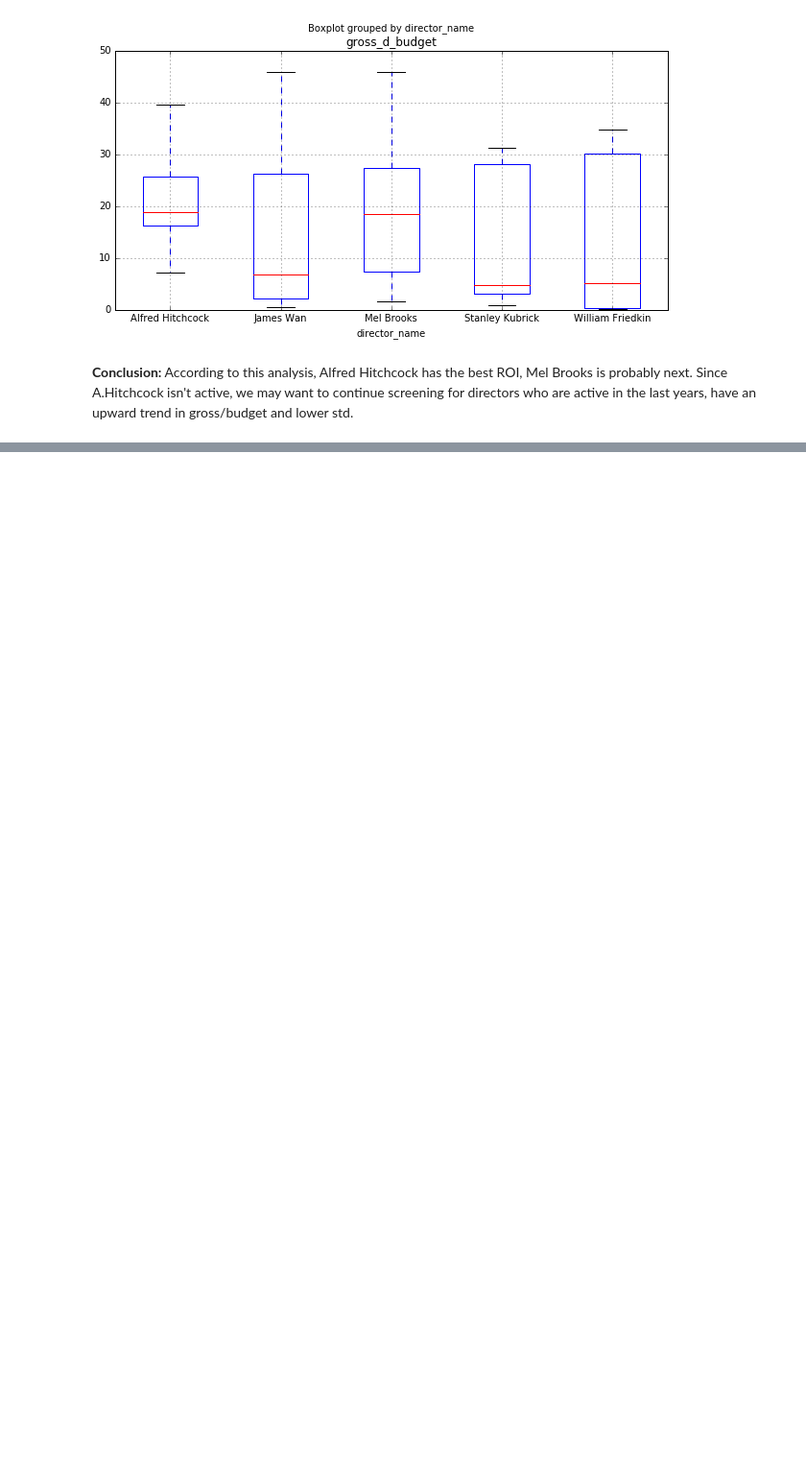
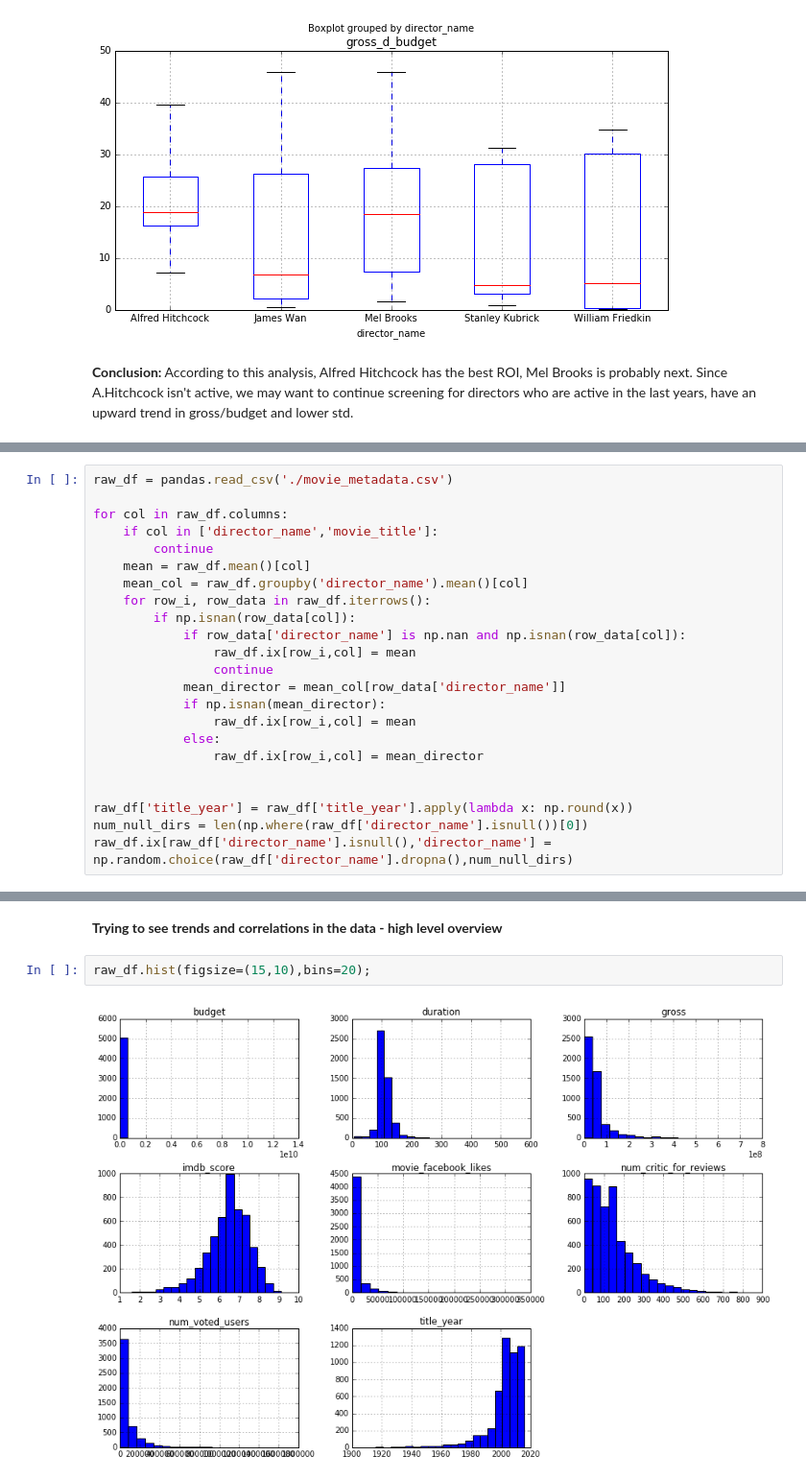
Before and after one commit to LiorZ/sample-data-analysis, a Jupyter notebook: Analysis Notebook.ipynb, the cells around one changed output, grey strips where cells are left out. Shown at 96% size. Cells and saved outputs as stored; diff of their text form; blank space fills up the shorter version.

```diff
--- a/Analysis Notebook.ipynb
+++ b/Analysis Notebook.ipynb
@@ -153,0 +150,23 @@ Since A.Hitchcock isn't active, we may want to continue screening for directors
+# %%
+raw_df = pandas.read_csv('./movie_metadata.csv')
+
+for col in raw_df.columns:
+    if col in ['director_name','movie_title']:
+        continue
+    mean = raw_df.mean()[col]
+    mean_col = raw_df.groupby('director_name').mean()[col]
+    for row_i, row_data in raw_df.iterrows():
+        if np.isnan(row_data[col]):
+            if row_data['director_name'] is np.nan and np.isnan(row_data[col]):
+                raw_df.ix[row_i,col] = mean
+                continue
+            mean_director = mean_col[row_data['director_name']]
+            if np.isnan(mean_director):
+                raw_df.ix[row_i,col] = mean
+            else:
+                raw_df.ix[row_i,col] = mean_director
+
+
+raw_df['title_year'] = raw_df['title_year'].apply(lambda x: np.round(x))
+num_null_dirs = len(np.where(raw_df['director_name'].isnull())[0])
+raw_df.ix[raw_df['director_name'].isnull(),'director_name'] = np.random.choice(raw_df['director_name'].dropna(),num_null_dirs)
@@ -153,0 +187,6 @@ Since A.Hitchcock isn't active, we may want to continue screening for directors
+# %% [markdown]
+**Trying to see trends and correlations in the data - high level overview**
+# %%
+raw_df.hist(figsize=(15,10),bins=20);
+# %% [output]
+[figure, added]
```
Also changed, not shown: parts of 27 cells of this notebook.
